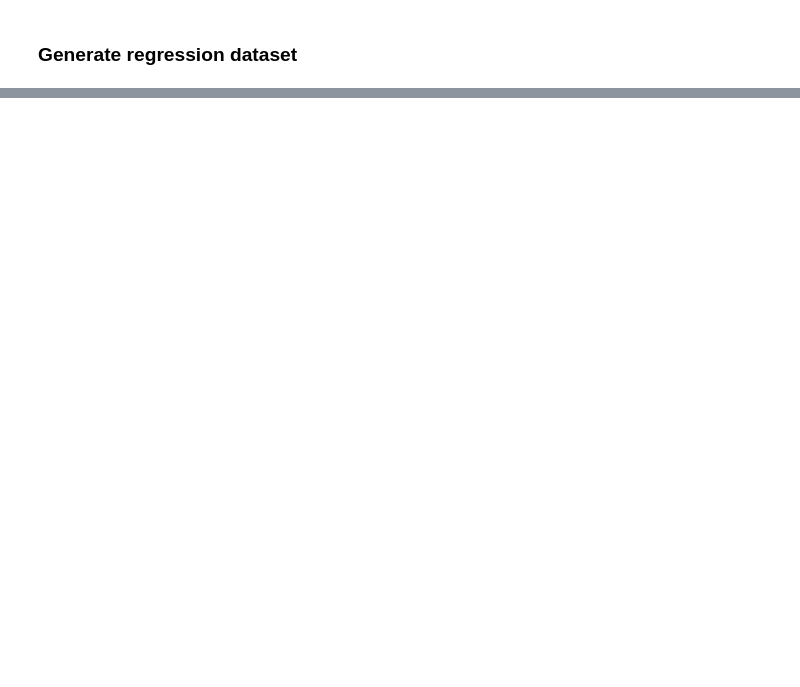
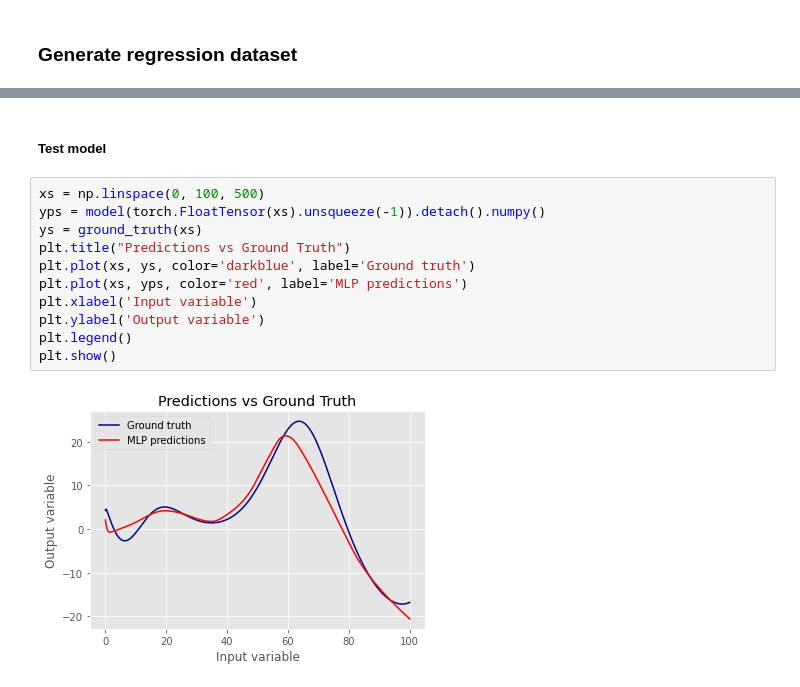
Before and after one commit to Sheev13/bnn-mean-field-vi, a Jupyter notebook: implementaysh.ipynb, the cells around one changed output, grey strips where cells are left out. Saved outputs shown, nothing was run; the diff lists cells and outputs as text; blank space fills up the shorter version.

```diff
--- a/implementaysh.ipynb
+++ b/implementaysh.ipynb
@@ -23,0 +96,15 @@ plt.show()
+# %% [markdown]
+##### Test model
+# %%
+xs = np.linspace(0, 100, 500)
+yps = model(torch.FloatTensor(xs).unsqueeze(-1)).detach().numpy()
+ys = ground_truth(xs)
+plt.title("Predictions vs Ground Truth")
+plt.plot(xs, ys, color='darkblue', label='Ground truth')
+plt.plot(xs, yps, color='red', label='MLP predictions')
+plt.xlabel('Input variable')
+plt.ylabel('Output variable')
+plt.legend()
+plt.show()
+# %% [output]
+[figure, added]
```
Also changed, not shown: parts of 10 cells of this notebook.
